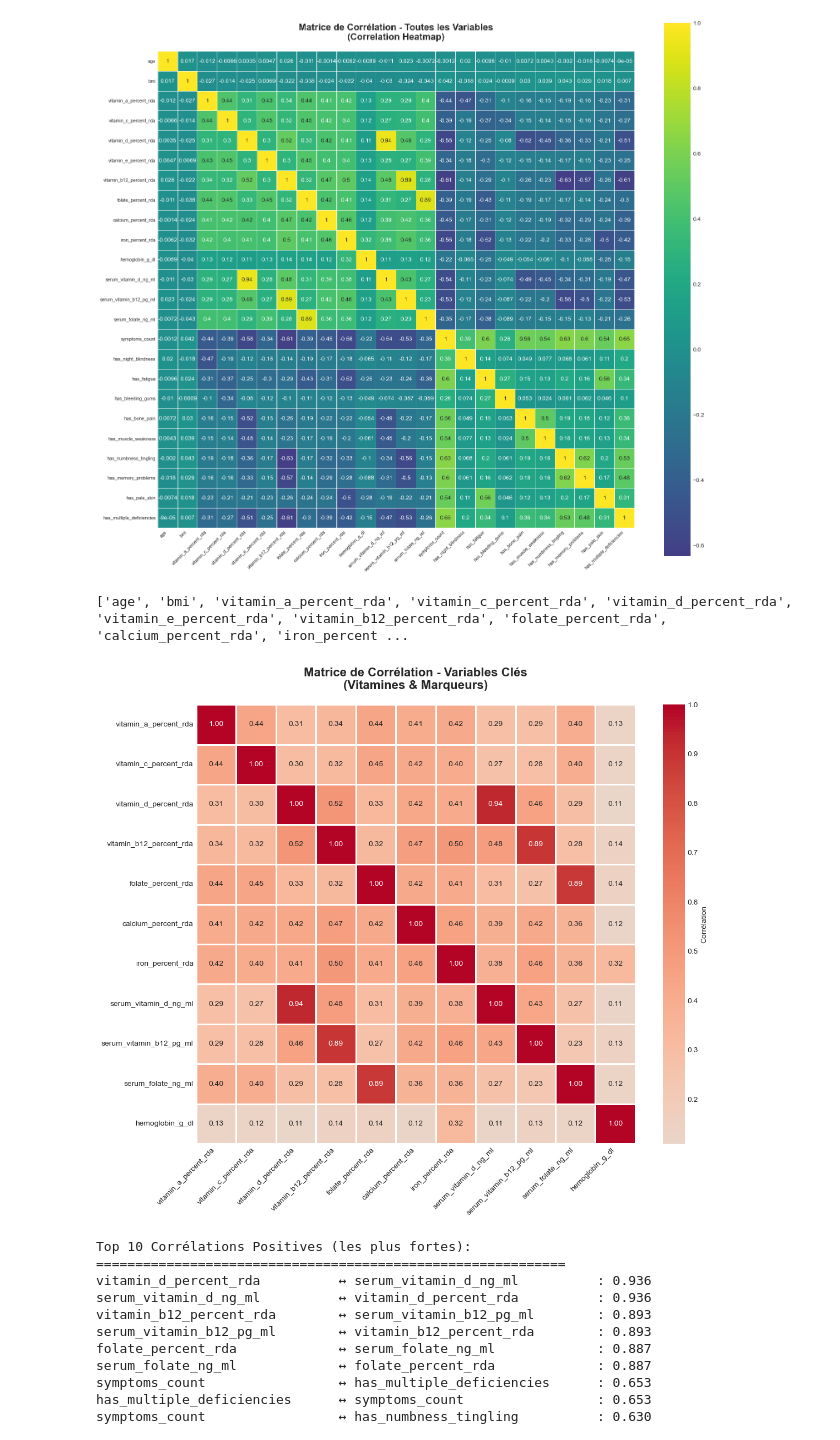
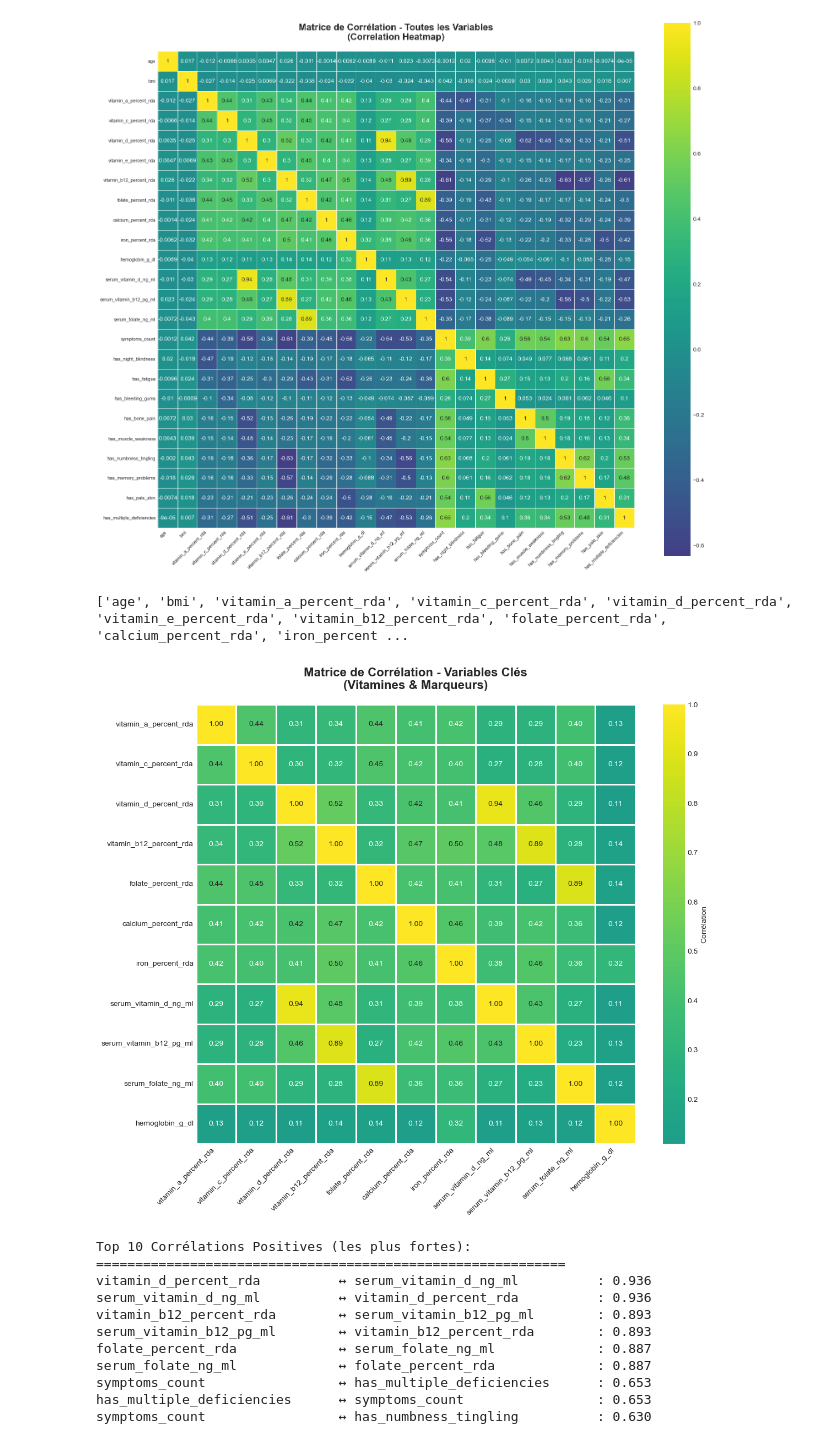
Before and after one commit to serdarvarl/projet_vitamin_IA, a Jupyter notebook: notebooks/data_vis.ipynb, the cells around one changed output. Saved outputs shown, nothing was run; the diff lists cells and outputs as text; code cells hidden in the pictures.

```diff
--- a/notebooks/data_vis.ipynb
+++ b/notebooks/data_vis.ipynb
@@ -308,35 +308,35 @@ selection_var = [
     'hemoglobin_g_dl',
 ]
 
 
 selection_corr =df[selection_var].corr()
 
 
 
 # Heatmap
 plt.figure(figsize=(12, 10))
 
 sns.heatmap(
     selection_corr,
     annot=True,            # ← Şimdi sayıları göster!
     fmt='.2f',             # 2 ondalık
-    cmap='coolwarm',
+    cmap='viridis',
     center=0,
     square=True,
     linewidths=1,
     linecolor='white',
     cbar_kws={'label': 'Corrélation'}
 )
 
 plt.title('Matrice de Corrélation - Variables Clés\n(Vitamines & Marqueurs)',
           fontsize=16, fontweight='bold', pad=20)
 plt.xticks(rotation=45, ha='right', fontsize=10)
 plt.yticks(rotation=0, fontsize=10)
 plt.tight_layout()
 plt.show()
 # %% [output]
 ['age', 'bmi', 'vitamin_a_percent_rda', 'vitamin_c_percent_rda', 'vitamin_d_percent_rda', 'vitamin_e_percent_rda', 'vitamin_b12_percent_rda', 'folate_percent_rda', 'calcium_percent_rda', 'iron_percent ...
-[figure, old version]
+[figure, new version]
 # %%
 #top 10
 print("Top 10 Corrélations Positives (les plus fortes):")
```
